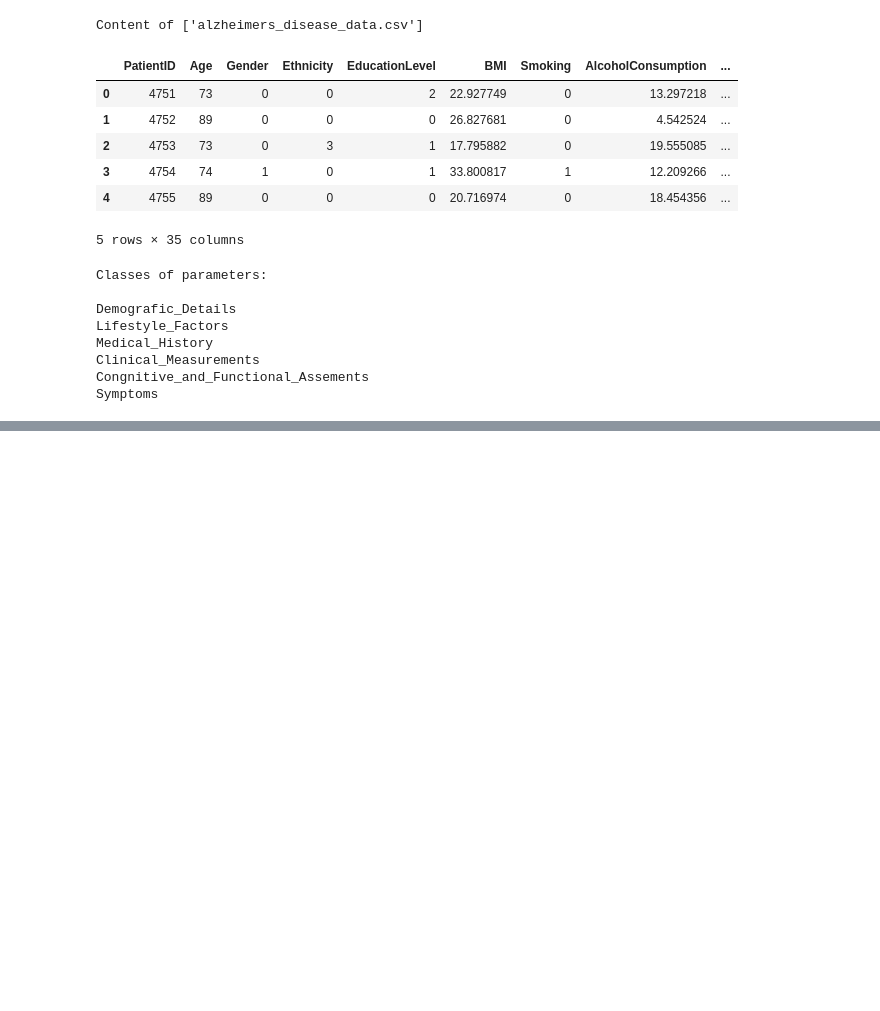
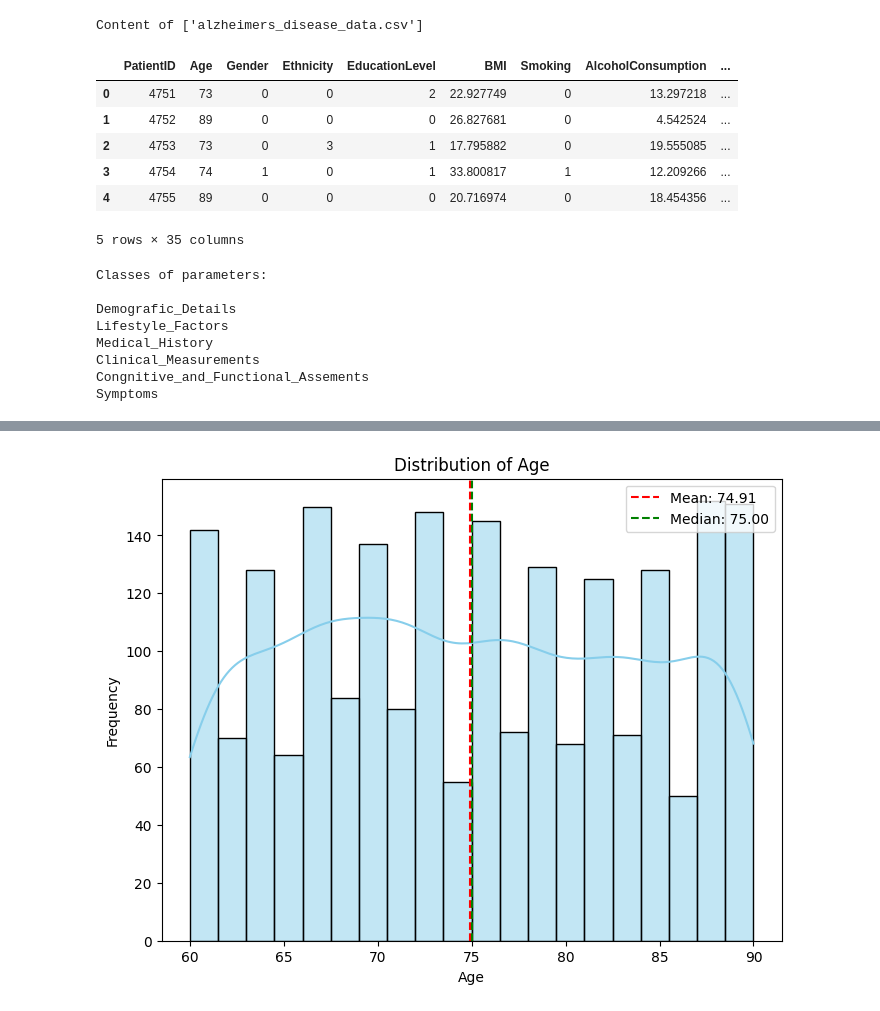
Before and after one commit to mkarapka/alzheimer-s-disease-prediction, a Jupyter notebook: src/research/research-kasia.ipynb, the cells around one changed output, grey strips where cells are left out. Cells and saved outputs as stored; diff of their text form; code cells hidden in the pictures; blank space fills up the shorter version.

Commit message:
Data analysis in classes

```diff
--- a/src/research/research-kasia.ipynb
+++ b/src/research/research-kasia.ipynb
@@ -38,7 +38,8 @@ Content of ['alzheimers_disease_data.csv']
 # Divide the dataset into manually
 # selected classes based on feature groups
 classes_dict = {
-    "Demografic_Details": ["Age", "Gender", "Ethnicity", "EducationLevel"],
+    "Demografic_Details":
+    ["Age", "Gender", "Ethnicity", "EducationLevel"],# 6
     "Lifestyle_Factors": [
         "BMI",
         "Smoking",
@@ -46,7 +47,7 @@ classes_dict = {
         "PhysicalActivity",
         "DietQuality",
         "SleepQuality",
-    ],
+    ], # 15
     "Medical_History": [
         "FamilyHistoryAlzheimers",
         "CardiovascularDisease",
@@ -54,7 +55,7 @@ classes_dict = {
         "Depression",
         "HeadInjury",
         "Hypertension",
-    ],
+    ], # 15
     "Clinical_Measurements": [
         "SystolicBP",
         "DiastolicBP",
@@ -120,0 +115,85 @@ Text(0.5, 0.98, 'Histogram for Diagnosed')
+# %%
+import numpy as np
+import pandas as pd
+import seaborn as sns
+import matplotlib.pyplot as plt
+from scipy.stats import skew, mode, zscore
+
+# Extract data from the "Demografic_Details" class
+demographic_data = class_data["Demografic_Details"]
+
+# Function to describe the scales and distribution of the features
+def describe_feature_scales_and_distribution(data):
+    print("Feature scales and distributions:")
+
+    # Loop through the columns
+    for col in data.columns:
+        # Only process integer columns
+        if data[col].dtype == 'int64':  # Only integer values
+            print(f"\nStatistics for {col}:")
+            # For continuous variables (only integers now)
+            mean = data[col].mean()
+            median = data[col].median()
+            #modal = mode(data[col].dropna())[0][0]  # Most frequent value (mode)
+            std = data[col].std()
+            min_val = data[col].min()
+            max_val = data[col].max()
+            range_val = max_val - min_val
+            skewness = skew(data[col].dropna())  # Skewness check
+
+            print(f"Mean: {mean:.2f}")
+            print(f"Median: {median:.2f}")
+            #print(f"Mode: {modal}")
+            print(f"Standard Deviation: {std:.2f}")
+            print(f"Min: {min_val:.2f}, Max: {max_val:.2f}")
+            print(f"Range: {range_val:.2f}")
+            print(f"Skewness: {skewness:.2f}")
+
+            # Check if the feature needs normalization or standardization
+            if std > 1.5 * mean:  # Example condition for needing standardization
+                print(f"Warning: {col} has a large standard deviation, consider standardizing.")
+
+            # Visualize the distribution with mean, median, and mode lines
+            plt.figure(figsize=(8, 6))
+            sns.histplot(data[col], kde=True, color="skyblue", bins=20)
+            plt.axvline(mean, color="red", linestyle="--", label=f"Mean: {mean:.2f}")
+            plt.axvline(median, color="green", linestyle="--", label=f"Median: {median:.2f}")
+            #plt.axvline(modal, color="orange", linestyle="--", label=f"Mode: {modal}")
+            plt.title(f"Distribution of {col}")
+            plt.xlabel(col)
+            plt.ylabel("Frequency")
+            plt.legend()
+            plt.show()
+
+        else:  # For categorical variables
+            value_counts = data[col].value_counts()
+            print(f"Value counts for {col}:")
+            print(value_counts)
+            sns.countplot(data=data, x=col, palette="pastel")
+            plt.title(f"Distribution of {col}")
+            plt.xlabel(col)
+            plt.ylabel("Count")
+            plt.show()
+
+# Check the features in "Demografic_Details" (excluding non-integer features)
+describe_feature_scales_and_distribution(demographic_data)
+
+# Z-score normalization check (for outliers and identifying features that need normalization)
+def check_outliers_and_normalization(data):
+    for col in data.columns:
+        if data[col].dtype == 'int64':  # Only for integer columns
+            z_scores = zscore(data[col].dropna())
+            outliers = np.where(np.abs(z_scores) > 3)  # Check for outliers (z > 3)
+            if len(outliers[0]) > 0:
+                print(f"Outliers detected in {col}. Number of outliers: {len(outliers[0])}")
+            else:
+                print(f"No significant outliers in {col}.")
+
+            # If the data is skewed, it might need normalization
+            skewness = skew(data[col].dropna())
+            if np.abs(skewness) > 1:
+                print(f"Warning: {col} is highly skewed (skewness = {skewness:.2f}), consider normalization.")
+
+# Check for outliers and skewness in "Demografic_Details"
+check_outliers_and_normalization(demographic_data)
+# %% [output]
@@ -120,0 +209 @@ Text(0.5, 0.98, 'Histogram for Diagnosed')
+[figure, added]
```
Also changed, not shown: parts of 9 cells of this notebook, 1 other file.
